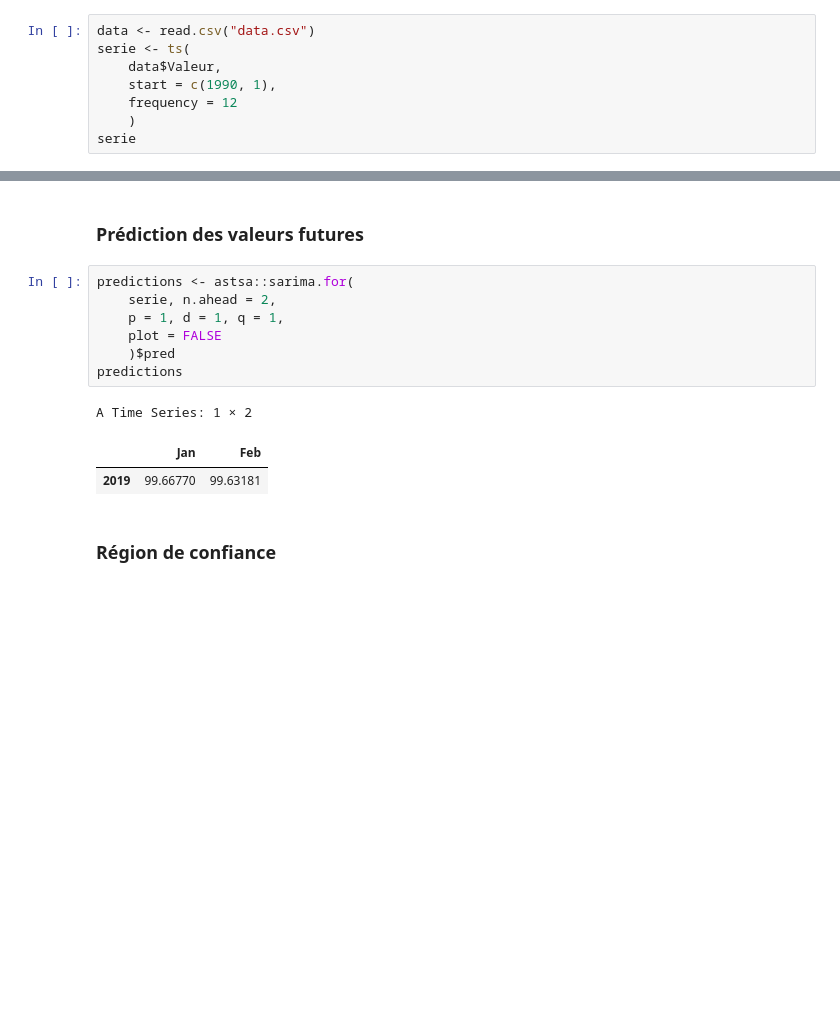
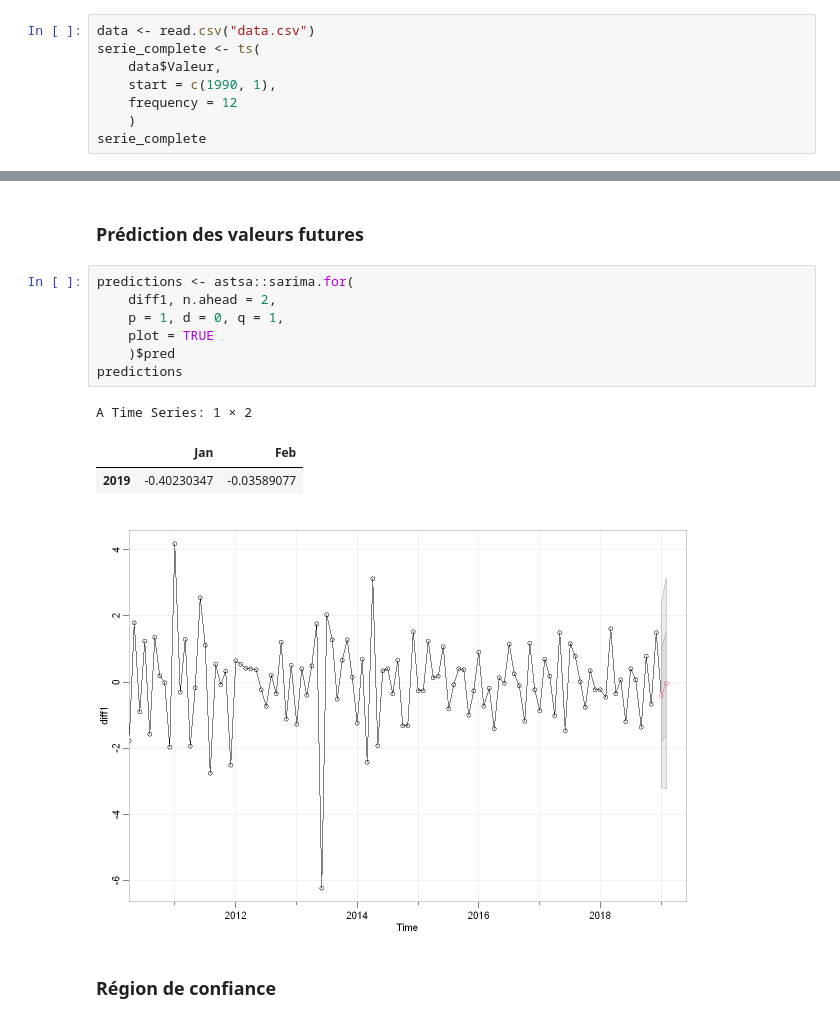
Before and after one commit to kouame1999/Projet_serie-temporelle, a Jupyter notebook: code.ipynb, the cells around one changed output, grey strips where cells are left out. Cells and saved outputs as stored; diff of their text form; blank space fills up the shorter version.

```diff
--- a/code.ipynb
+++ b/code.ipynb
@@ -6,12 +6,12 @@ figsize <- function(width, heigth) {
 }
 # %%
 data <- read.csv("data.csv")
-serie <- ts(
+serie_complete <- ts(
     data$Valeur,
     start = c(1990, 1),
     frequency = 12
     )
-serie
+serie_complete
 # %% [output]
 A Time Series: 33 × 12
 |  | Jan | Feb | Mar | Apr | May | Jun | Jul | Aug | Sep | Oct | Nov | ... |
@@ -461,15 +478,16 @@ q95
 ### Prédiction des valeurs futures
 # %%
 predictions <- astsa::sarima.for(
-    serie, n.ahead = 2,
-    p = 1, d = 1, q = 1,
-    plot = FALSE
+    diff1, n.ahead = 2,
+    p = 1, d = 0, q = 1,
+    plot = TRUE
     )$pred
 predictions
 # %% [output]
 A Time Series: 1 × 2
 |  | Jan | Feb |
-| 2019 | 99.66770 | 99.63181 |
+| 2019 | -0.40230347 | -0.03589077 |
+[figure, added]
 # %% [markdown]
 ### Région de confiance
 # %%
```
Also changed, not shown: parts of 6 cells of this notebook, 1 other file.
